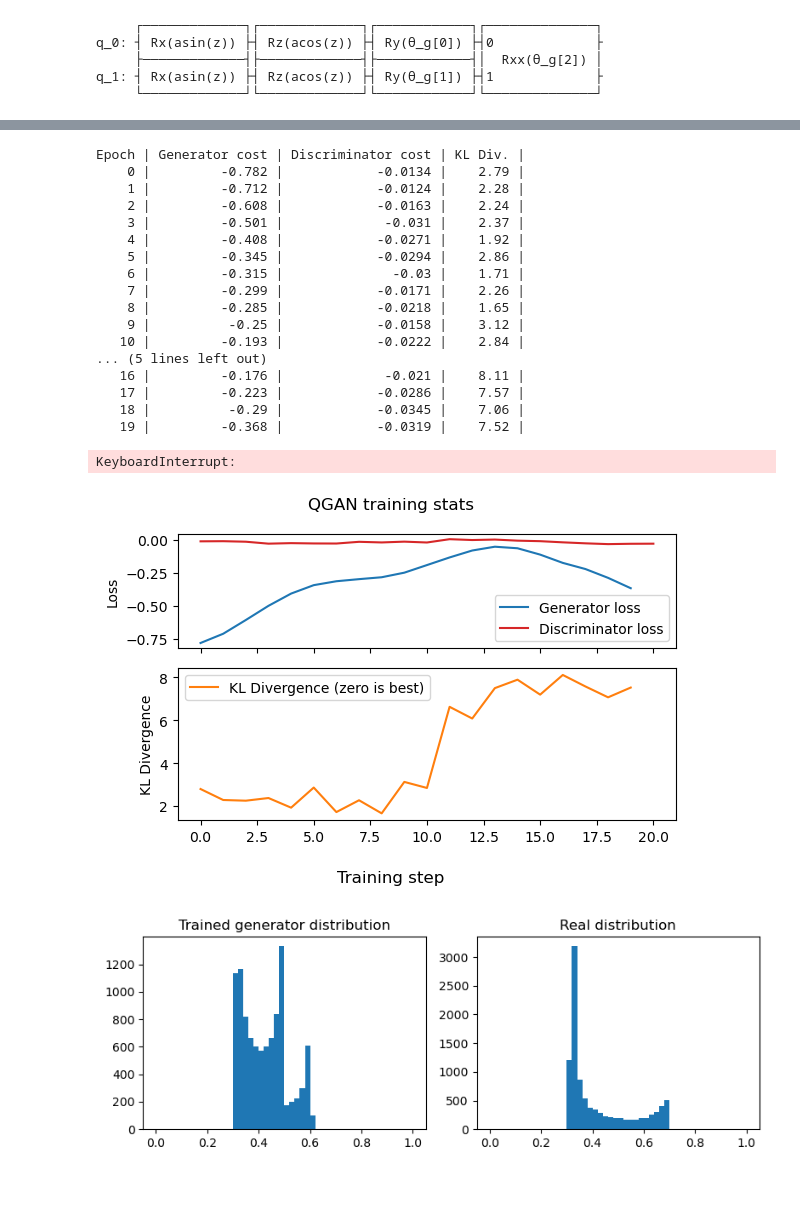
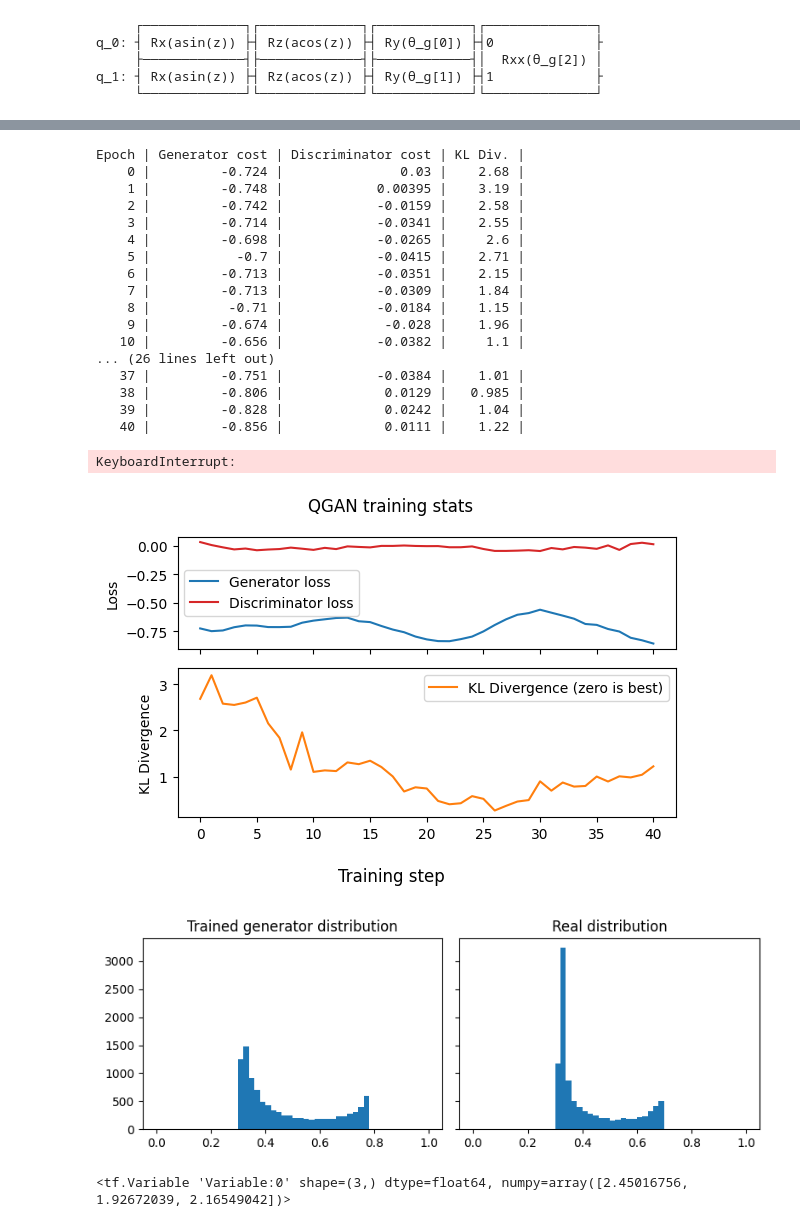
Before and after one commit to FoolyAndCooly/QGAN, a Jupyter notebook: QGAN.ipynb, the cells around one changed output, grey strips where cells are left out. Cells and saved outputs as stored; diff of their text form; code cells hidden in the pictures; blank space fills up the shorter version.

```diff
--- a/QGAN.ipynb
+++ b/QGAN.ipynb
@@ -127,8 +127,8 @@ def sample_z():
 from qiskit.quantum_info import Statevector
 import tensorflow as tf
 
-NSAMPLE = 200
-def generator_cost(gen_params):
+NSAMPLE = 150
+def generator_cost(gen_params, disc_params):
     cost = 0
     """Generator cost function for the optimizer to minimize."""
     # .numpy() method extracts numpy array from TF tensor
@@ -149,7 +149,7 @@ def generator_cost(gen_params):
         cost += -p_fake/NSAMPLE
     return cost
 
-def discriminator_cost(disc_params):
+def discriminator_cost(gen_params, disc_params):
     """Discriminator cost function for the optimizer to minimize."""
     # .numpy() method extracts numpy array from TF tensor
     cost = 0
@@ -178,7 +178,7 @@ def discriminator_cost(disc_params):
     return cost
 
 def calculate_kl_div(gen_params):
-    num = 300
+    num = 200
     x_fake = []
     for i in range(num):
         z = sample_z()
@@ -286,7 +296,7 @@ kl_div = []
 TABLE_HEADERS = "Epoch | Generator cost | Discriminator cost | KL Div. |"
 print(TABLE_HEADERS)
 Ns = 200
-for epoch in range(100):
+for epoch in range(120):
     #--- Quantum discriminator parameter updates ---#
     D_STEPS = 5 # N discriminator updates per generator update
     for disc_train_step in range(D_STEPS):
@@ -307,9 +317,9 @@ for epoch in range(100):
             grad_dcost += tf.convert_to_tensor([(d_fake[i] - d_real[i])/Ns for i in range(N_DPARAMS)], dtype=tf.float64)
         discriminator_optimizer.apply_gradients(zip([grad_dcost],
                                                 [disc_params]))
-        disc_cost = discriminator_cost(disc_params)
 
         if disc_train_step % D_STEPS == 0:
+            disc_cost = discriminator_cost(gen_params, disc_params)
             dloss.append(disc_cost)
 
     #--- Quantum generator parameter updates ---#
@@ -330,7 +340,7 @@ for epoch in range(100):
             grads += tf.convert_to_tensor(grad, dtype=tf.float64)
         # Update gen params with gradient
         generator_optimizer.apply_gradients(zip([grads], [gen_params]))
-        gen_cost = generator_cost(gen_params)
+        gen_cost = generator_cost(gen_params, disc_params)
         gloss.append(gen_cost)
 
     #--- Track KL and save best performing generator weights ---#
@@ -349,22 +359,22 @@ for epoch in range(100):
         print()
 # %% [output]
 Epoch | Generator cost | Discriminator cost | KL Div. |
-    0 |         -0.782 |            -0.0134 |    2.79 |
-    1 |         -0.712 |            -0.0124 |    2.28 |
-    2 |         -0.608 |            -0.0163 |    2.24 |
-    3 |         -0.501 |             -0.031 |    2.37 |
-    4 |         -0.408 |            -0.0271 |    1.92 |
-    5 |         -0.345 |            -0.0294 |    2.86 |
-    6 |         -0.315 |              -0.03 |    1.71 |
-    7 |         -0.299 |            -0.0171 |    2.26 |
-    8 |         -0.285 |            -0.0218 |    1.65 |
-    9 |          -0.25 |            -0.0158 |    3.12 |
-   10 |         -0.193 |            -0.0222 |    2.84 |
-... (5 lines left out)
-   16 |         -0.176 |             -0.021 |    8.11 |
-   17 |         -0.223 |            -0.0286 |    7.57 |
-   18 |          -0.29 |            -0.0345 |    7.06 |
-   19 |         -0.368 |            -0.0319 |    7.52 |
+    0 |         -0.724 |               0.03 |    2.68 |
+    1 |         -0.748 |            0.00395 |    3.19 |
+    2 |         -0.742 |            -0.0159 |    2.58 |
+    3 |         -0.714 |            -0.0341 |    2.55 |
+    4 |         -0.698 |            -0.0265 |     2.6 |
+    5 |           -0.7 |            -0.0415 |    2.71 |
+    6 |         -0.713 |            -0.0351 |    2.15 |
+    7 |         -0.713 |            -0.0309 |    1.84 |
+    8 |          -0.71 |            -0.0184 |    1.15 |
+    9 |         -0.674 |             -0.028 |    1.96 |
+   10 |         -0.656 |            -0.0382 |     1.1 |
+... (26 lines left out)
+   37 |         -0.751 |            -0.0384 |    1.01 |
+   38 |         -0.806 |             0.0129 |   0.985 |
+   39 |         -0.828 |             0.0242 |    1.04 |
+   40 |         -0.856 |             0.0111 |    1.22 |
 KeyboardInterrupt:
 # %%
 fig, (loss, kl) = plt.subplots(2, sharex=True,
@@ -383,25 +393,29 @@ kl.set(ylabel='KL Divergence')
 kl.legend()
 fig.tight_layout();
 # %% [output]
-[figure, old version]
+[figure, new version]
 # %%
 # fake distribution
 fake_x = []
 for i in range(NUM):
     z = sample_z()
     curr_gen_params = np.append(z,
                             best_gen_params.numpy())
     gen_probs = Statevector(generator
                             .assign_parameters(curr_gen_params)
                             ).probabilities()
     x_fake = np.sum(gen_probs[0b10:])
     fake_x.append(x_fake)
 
-fig, (ax1, ax2) = plt.subplots(1, 2, figsize=(8,3))
+fig, (ax1, ax2) = plt.subplots(1, 2, figsize=(8,3), sharey=True)
 ax1.hist(fake_x, bins=np.arange(0, 1+0.02, 0.02))
 ax1.set_title("Trained generator distribution")
 ax2.hist(real_x, bins=np.arange(0, 1+0.02, 0.02))
 ax2.set_title("Real distribution")
 fig.tight_layout()
 # %% [output]
-[figure, old version]
+[figure, new version]
+# %%
+print(best_gen_params)
+# %% [output]
+<tf.Variable 'Variable:0' shape=(3,) dtype=float64, numpy=array([2.45016756, 1.92672039, 2.16549042])>
```
Also changed, not shown: parts of 3 cells of this notebook.
